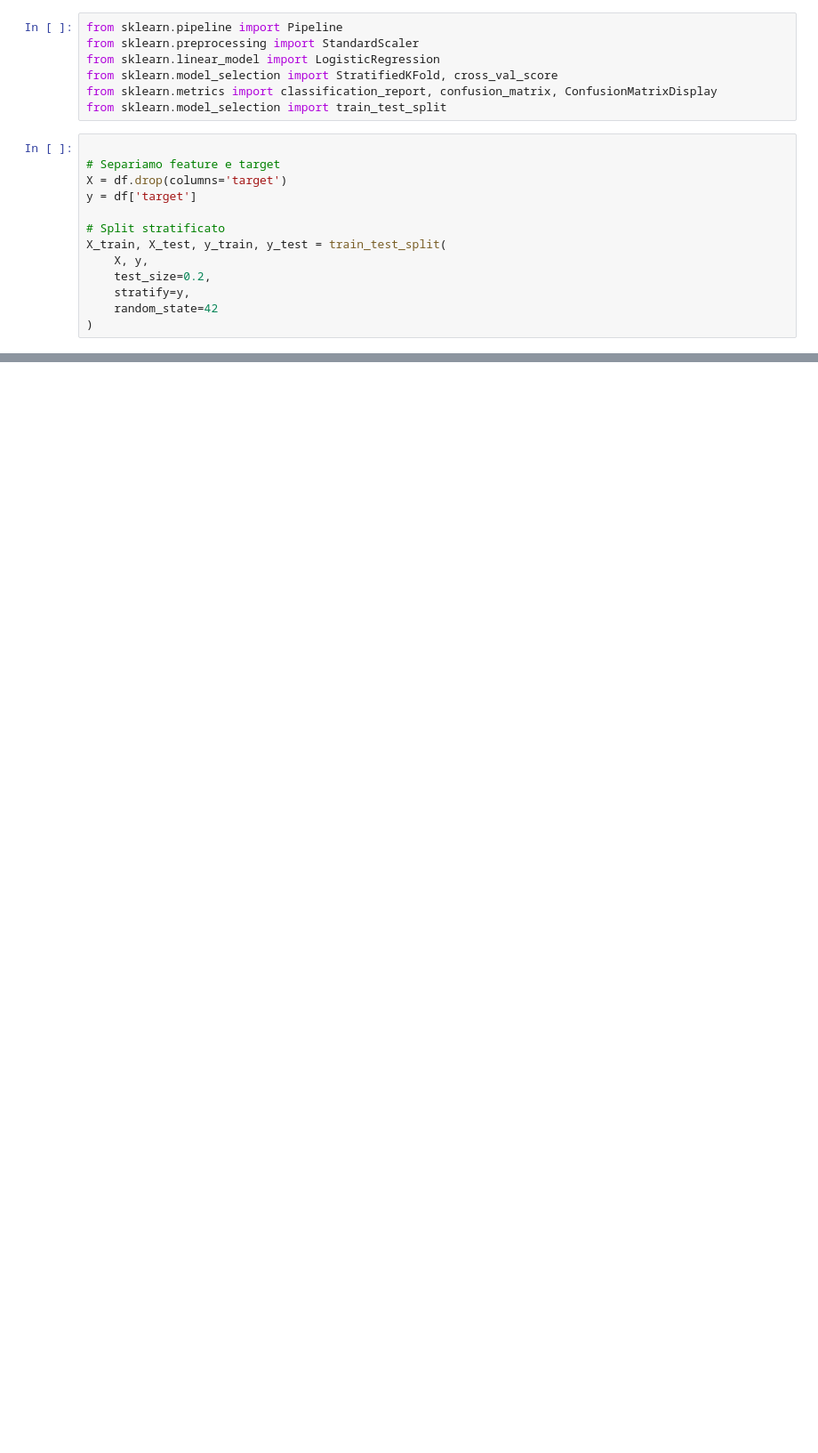
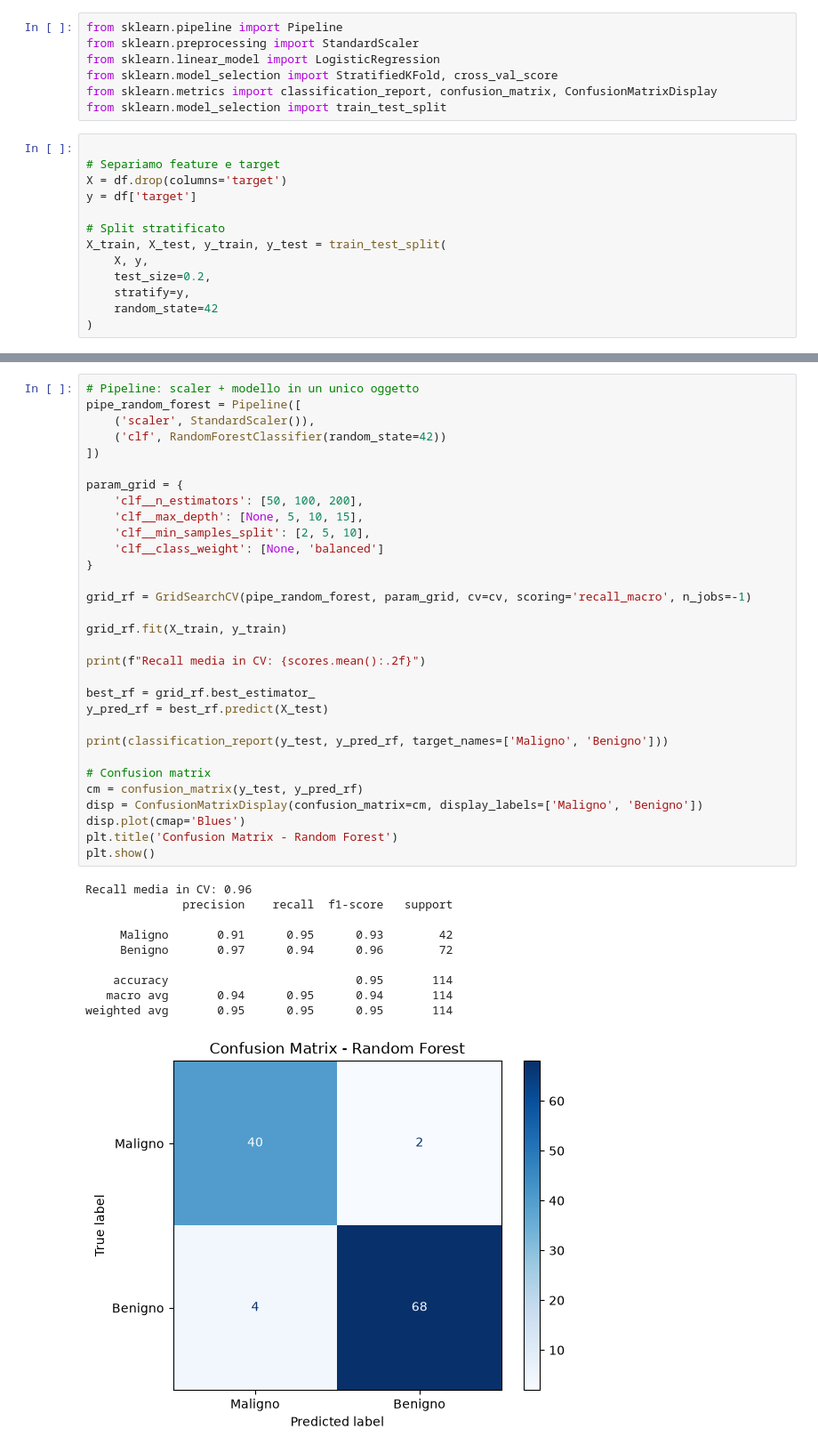
Before and after one commit to JacopoFoschi2/ElaboratoOIAML, a Jupyter notebook: progetto_esame.ipynb, the cells around one changed output, grey strips where cells are left out. Shown at 89% size. Cells and saved outputs as stored; diff of their text form; blank space fills up the shorter version.

```diff
--- a/progetto_esame.ipynb
+++ b/progetto_esame.ipynb
@@ -394,0 +447,42 @@ weighted avg       0.98      0.98      0.98       114
+# %%
+# Pipeline: scaler + modello in un unico oggetto
+pipe_random_forest = Pipeline([
+    ('scaler', StandardScaler()),
+    ('clf', RandomForestClassifier(random_state=42))
+])
+
+param_grid = {
+    'clf__n_estimators': [50, 100, 200],
+    'clf__max_depth': [None, 5, 10, 15],
+    'clf__min_samples_split': [2, 5, 10],
+    'clf__class_weight': [None, 'balanced']
+}
+
+grid_rf = GridSearchCV(pipe_random_forest, param_grid, cv=cv, scoring='recall_macro', n_jobs=-1)
+
+grid_rf.fit(X_train, y_train)
+
+print(f"Recall media in CV: {scores.mean():.2f}")
+
+best_rf = grid_rf.best_estimator_
+y_pred_rf = best_rf.predict(X_test)
+
+print(classification_report(y_test, y_pred_rf, target_names=['Maligno', 'Benigno']))
+
+# Confusion matrix
+cm = confusion_matrix(y_test, y_pred_rf)
+disp = ConfusionMatrixDisplay(confusion_matrix=cm, display_labels=['Maligno', 'Benigno'])
+disp.plot(cmap='Blues')
+plt.title('Confusion Matrix - Random Forest')
+plt.show()
+# %% [output]
+Recall media in CV: 0.96
+              precision    recall  f1-score   support
+
+     Maligno       0.91      0.95      0.93        42
+     Benigno       0.97      0.94      0.96        72
+
+    accuracy                           0.95       114
+   macro avg       0.94      0.95      0.94       114
+weighted avg       0.95      0.95      0.95       114
+[figure, added]
```
Also changed, not shown: parts of 14 cells of this notebook.
